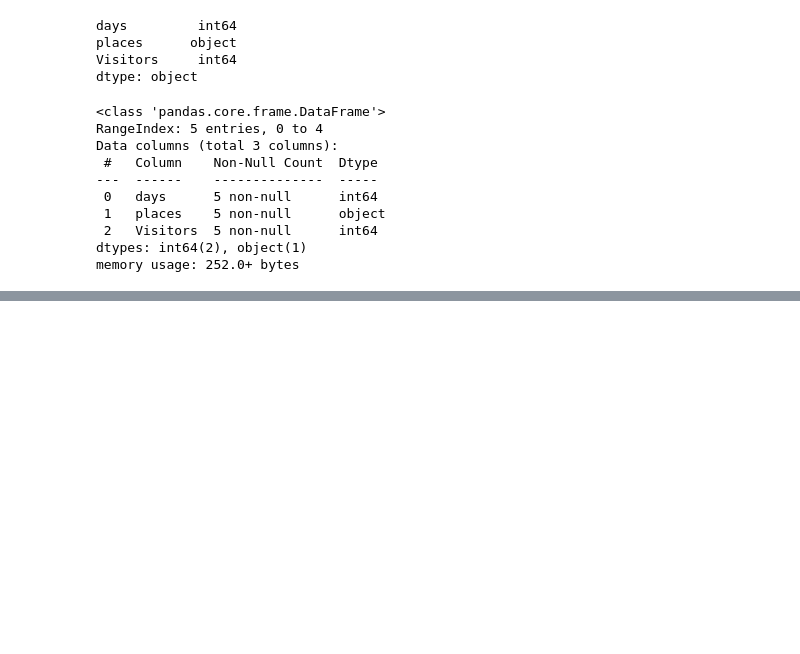
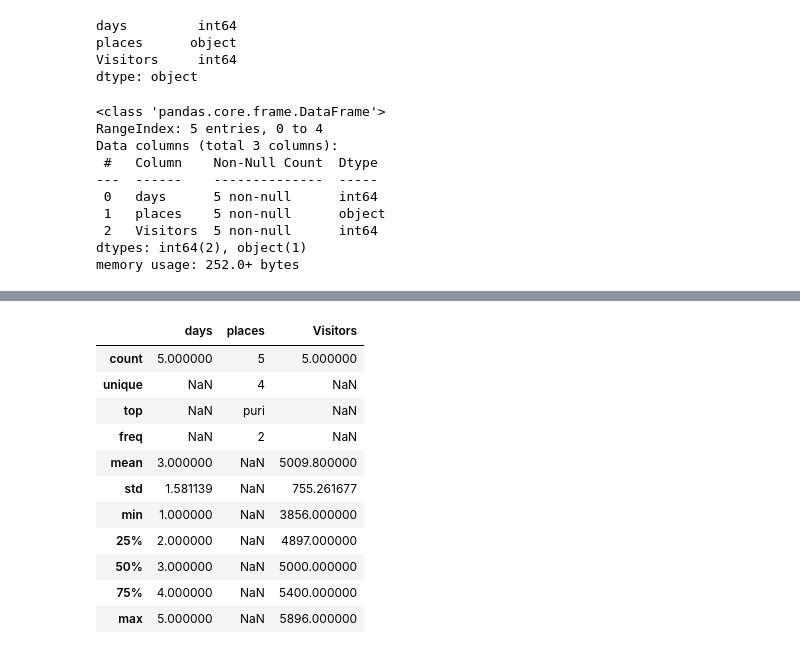
Before and after one commit to musharafaltaf/anacondaPractice, a Jupyter notebook: numpyexample.ipynb, the cells around one changed output, grey strips where cells are left out. Saved outputs shown, nothing was run; the diff lists cells and outputs as text; code cells hidden in the pictures; blank space fills up the shorter version.

```diff
--- a/numpyexample.ipynb
+++ b/numpyexample.ipynb
@@ -820,0 +855,15 @@ memory usage: 252.0+ bytes
+# %%
+df.describe(include='all')
+# %% [output]
+|  | days | places | Visitors |
+| count | 5.000000 | 5 | 5.000000 |
+| unique | NaN | 4 | NaN |
+| top | NaN | puri | NaN |
+| freq | NaN | 2 | NaN |
+| mean | 3.000000 | NaN | 5009.800000 |
+| std | 1.581139 | NaN | 755.261677 |
+| min | 1.000000 | NaN | 3856.000000 |
+| 25% | 2.000000 | NaN | 4897.000000 |
+| 50% | 3.000000 | NaN | 5000.000000 |
+| 75% | 4.000000 | NaN | 5400.000000 |
+| max | 5.000000 | NaN | 5896.000000 |
```
Also changed, not shown: parts of 9 cells of this notebook.
